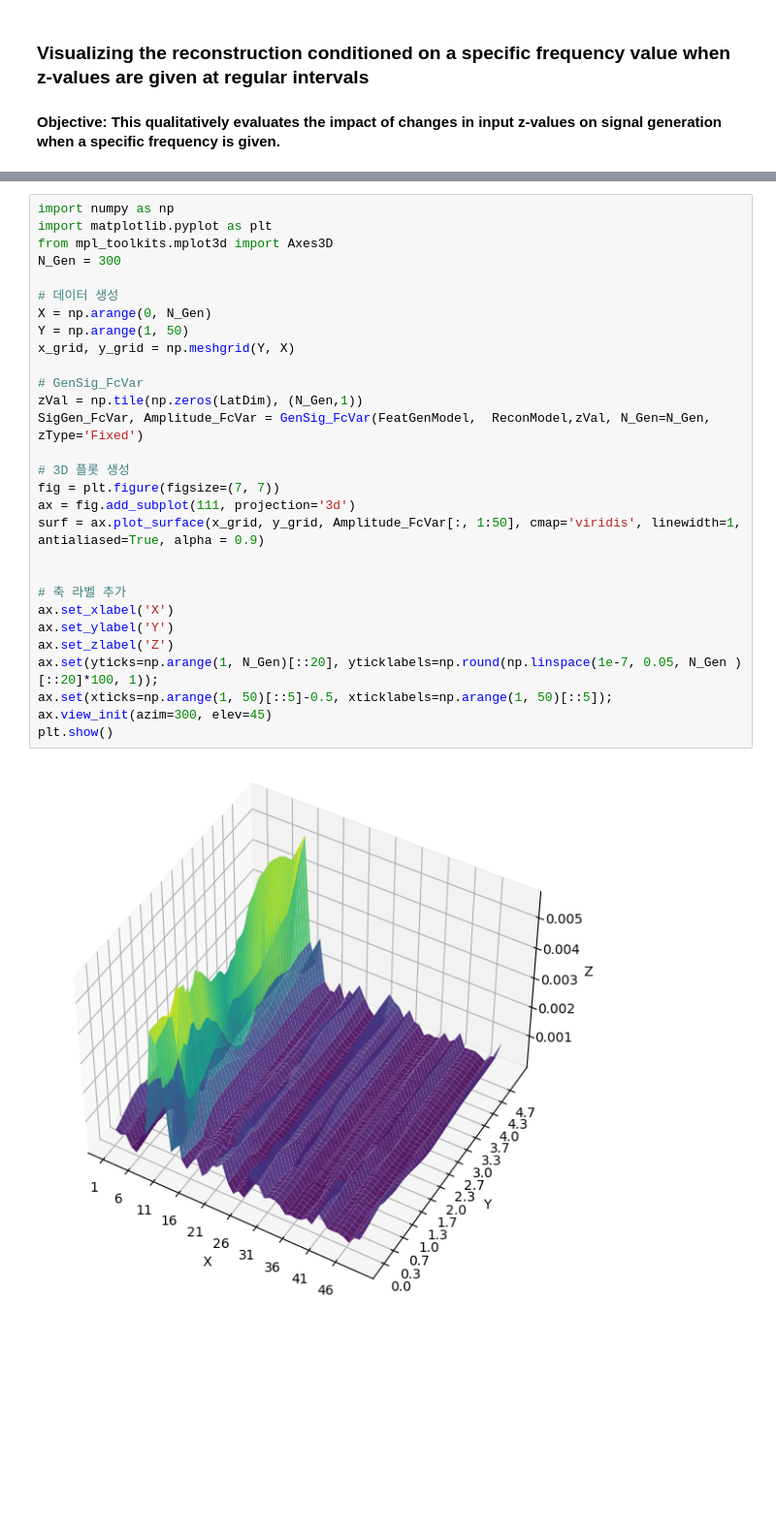
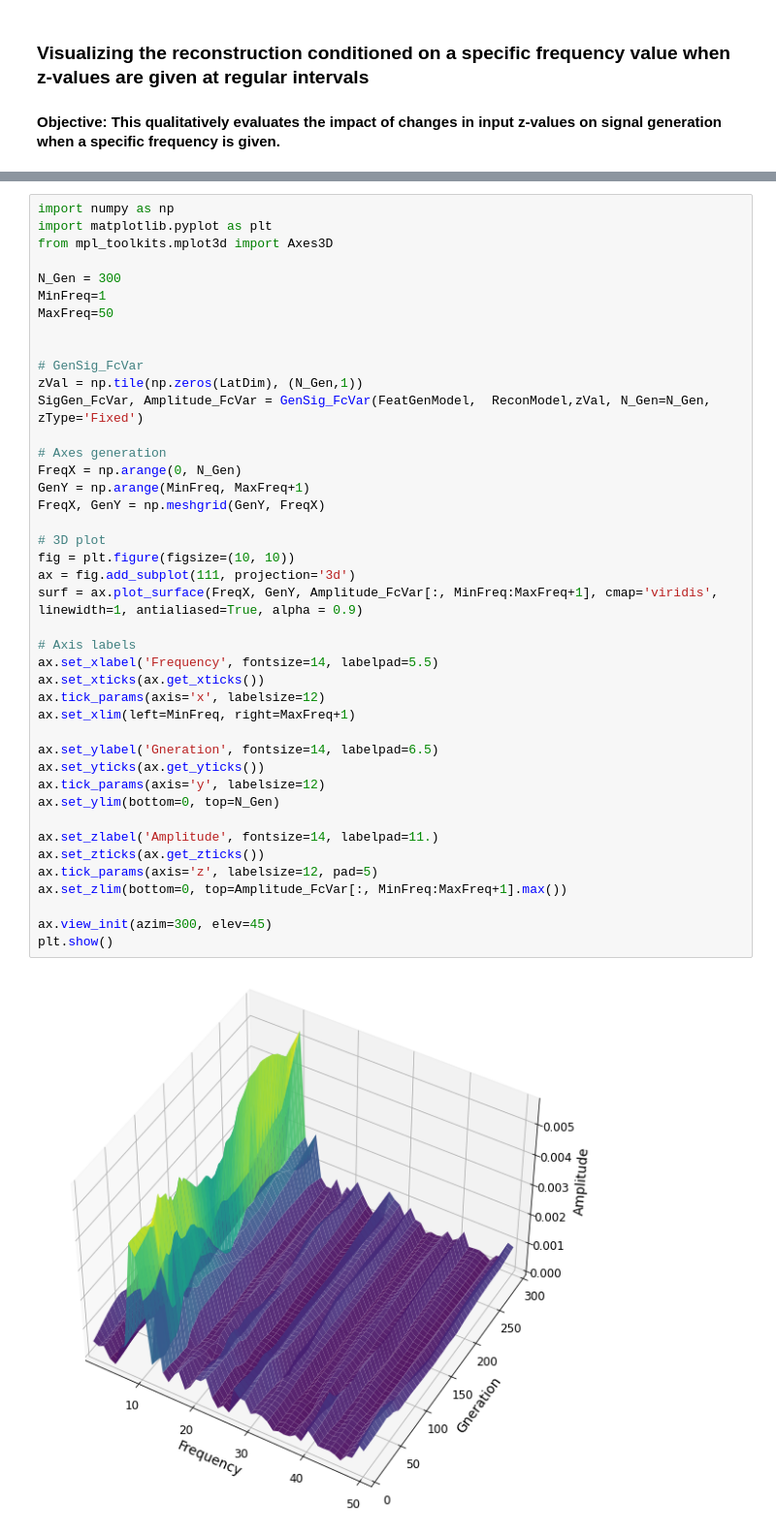
Before and after one commit to JunetaeKim/VABAM, a Jupyter notebook: Evaluation.ipynb, the cells around one changed output, grey strips where cells are left out. Shown at 97% size. Drawn from its saved outputs; the diff is of its cells as text; blank space fills up the shorter version.

```diff
--- a/Evaluation.ipynb
+++ b/Evaluation.ipynb
@@ -365,31 +297,44 @@ plt.show()
 # %%
 import numpy as np
 import matplotlib.pyplot as plt
 from mpl_toolkits.mplot3d import Axes3D
+
 N_Gen = 300
+MinFreq=1
+MaxFreq=50
 
-# 데이터 생성
-X = np.arange(0, N_Gen)
-Y = np.arange(1, 50)
-x_grid, y_grid = np.meshgrid(Y, X)
 
 # GenSig_FcVar
 zVal = np.tile(np.zeros(LatDim), (N_Gen,1))
 SigGen_FcVar, Amplitude_FcVar = GenSig_FcVar(FeatGenModel,  ReconModel,zVal, N_Gen=N_Gen, zType='Fixed')
 
-# 3D 플롯 생성
-fig = plt.figure(figsize=(7, 7))
+# Axes generation
+FreqX = np.arange(0, N_Gen)
+GenY = np.arange(MinFreq, MaxFreq+1)
+FreqX, GenY = np.meshgrid(GenY, FreqX)
+
+# 3D plot
+fig = plt.figure(figsize=(10, 10))
 ax = fig.add_subplot(111, projection='3d')
-surf = ax.plot_surface(x_grid, y_grid, Amplitude_FcVar[:, 1:50], cmap='viridis', linewidth=1, antialiased=True, alpha = 0.9)
+surf = ax.plot_surface(FreqX, GenY, Amplitude_FcVar[:, MinFreq:MaxFreq+1], cmap='viridis', linewidth=1, antialiased=True, alpha = 0.9)
 
+# Axis labels
+ax.set_xlabel('Frequency', fontsize=14, labelpad=5.5)
+ax.set_xticks(ax.get_xticks())
+ax.tick_params(axis='x', labelsize=12)
+ax.set_xlim(left=MinFreq, right=MaxFreq+1)
 
-# 축 라벨 추가
-ax.set_xlabel('X')
-ax.set_ylabel('Y')
-ax.set_zlabel('Z')
-ax.set(yticks=np.arange(1, N_Gen)[::20], yticklabels=np.round(np.linspace(1e-7, 0.05, N_Gen )[::20]*100, 1));
-ax.set(xticks=np.arange(1, 50)[::5]-0.5, xticklabels=np.arange(1, 50)[::5]);
+ax.set_ylabel('Gneration', fontsize=14, labelpad=6.5)
+ax.set_yticks(ax.get_yticks())
+ax.tick_params(axis='y', labelsize=12)
+ax.set_ylim(bottom=0, top=N_Gen)
+
+ax.set_zlabel('Amplitude', fontsize=14, labelpad=11.)
+ax.set_zticks(ax.get_zticks())
+ax.tick_params(axis='z', labelsize=12, pad=5)
+ax.set_zlim(bottom=0, top=Amplitude_FcVar[:, MinFreq:MaxFreq+1].max())
+
 ax.view_init(azim=300, elev=45)
 plt.show()
 # %% [output]
-[figure, old version]
+[figure, new version]
```
Also changed, not shown: parts of 10 cells of this notebook, 1 other file.
